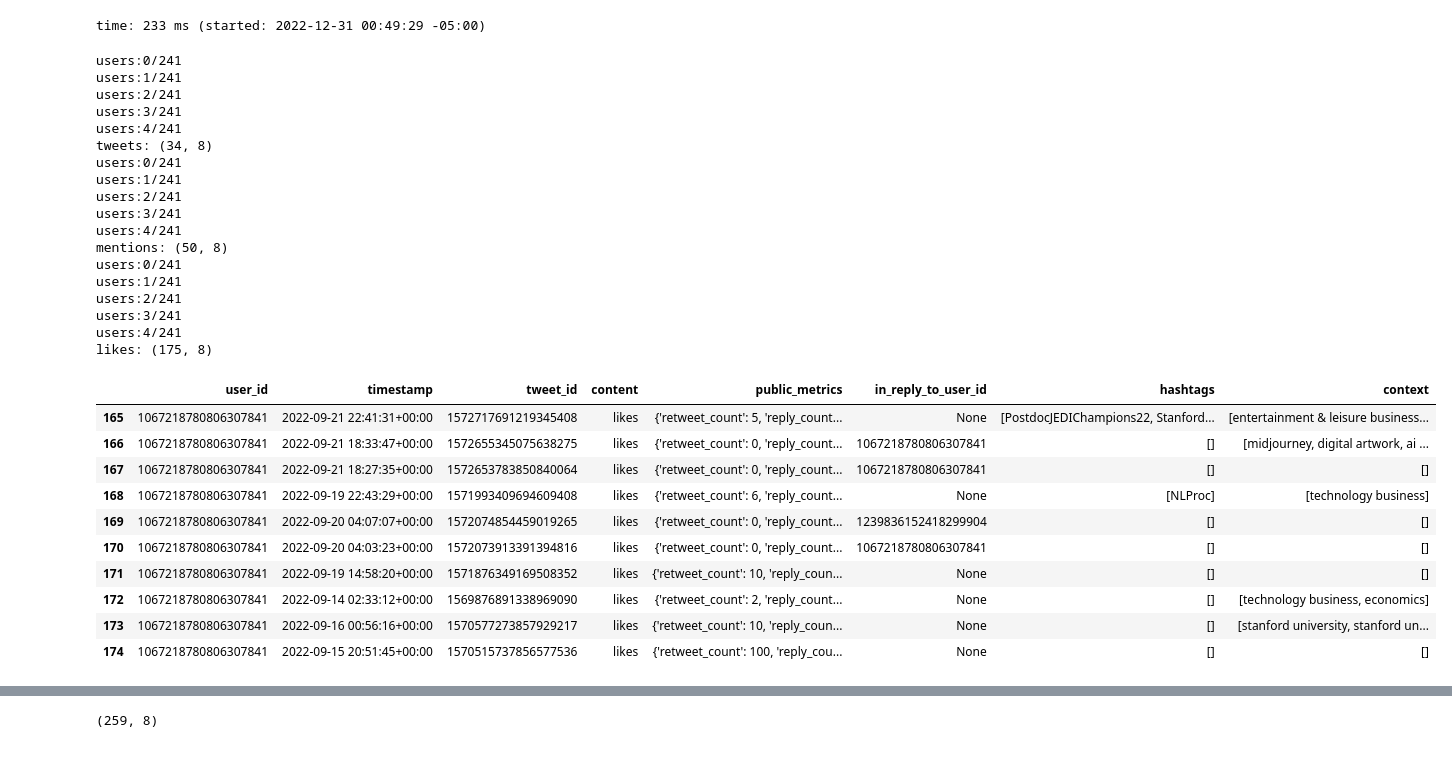
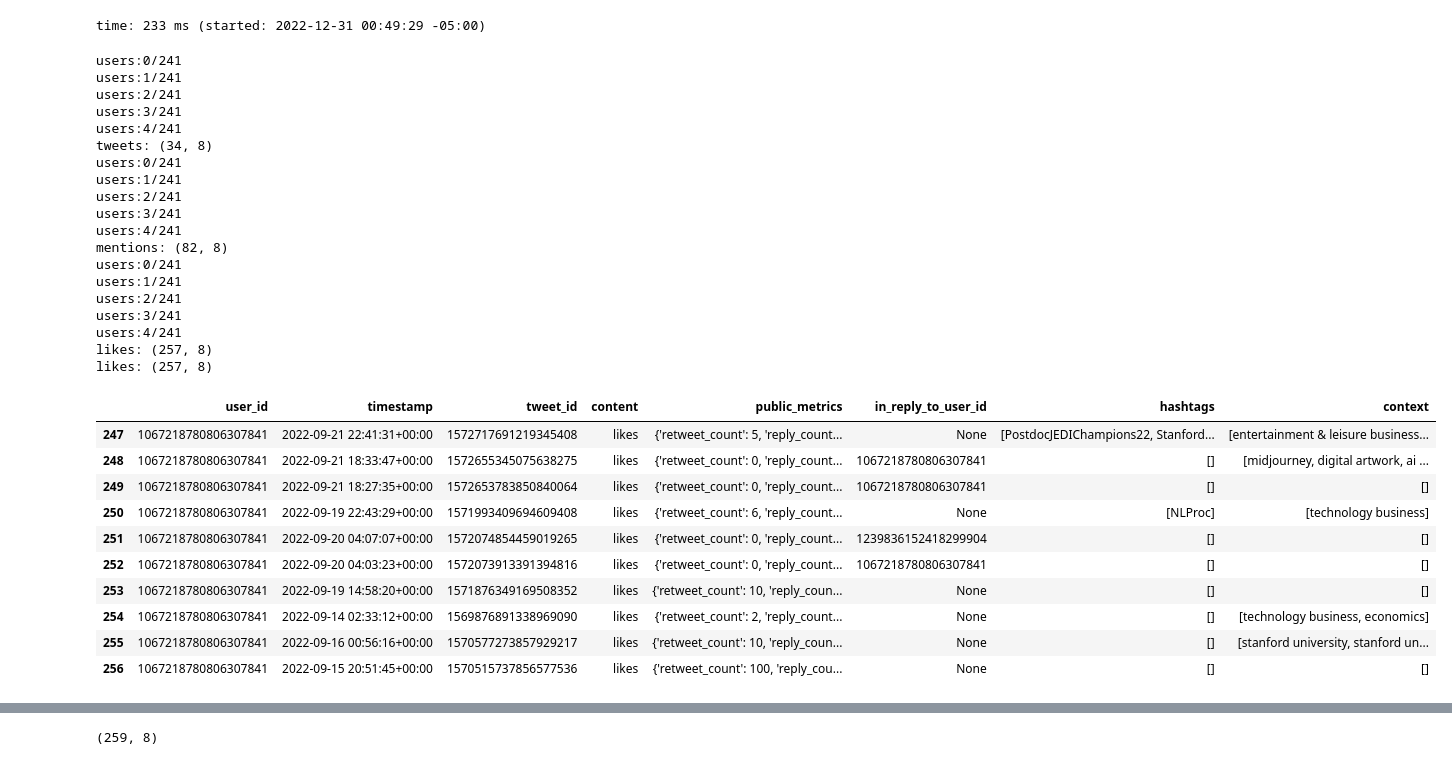
Before and after one commit to lejinvarghese/ego_networks, a Jupyter notebook: notebooks/edge_features.ipynb, the cells around one changed output, grey strips where cells are left out. Cells and saved outputs as stored; diff of their text form; code cells hidden in the pictures.

```diff
--- a/notebooks/edge_features.ipynb
+++ b/notebooks/edge_features.ipynb
@@ -212,9 +229,10 @@ d
  <Tweet id=1603019300851302416 text='RT @SecretFriendsX: Preview of @Angel_Wicky_II Wicked Sundays Solo Oil Show 💦💦\n\nWatch it all on https://t.co/odx7pSyo2m 🔥 https://t.co/nLKb…'>]
 time: 233 ms (started: 2022-12-31 00:49:29 -05:00)
 # %%
-test_users= user_d1_nodes.get('following')
+# test_users= user_d1_nodes.get('following')
+content_df = pd.DataFrame()
+
 for c in ["tweets", "mentions", "likes"]:
-    content_df = pd.DataFrame()
     time.sleep(0.5)
     for i, test_user in enumerate(test_users[:5]):
         print(f"users:{i}/{len(test_users)}")
@@ -227,43 +245,45 @@ for c in ["tweets", "mentions", "likes"]:
                                                         "user_id": test_user,
                                                         "timestamp": d.created_at,
                                                         "tweet_id": d.id,
                                                         "content": c,
                                                         "public_metrics": d.public_metrics,
                                                         "in_reply_to_user_id":d.in_reply_to_user_id,
                                                         "hashtags": [h.get('tag') for h in d.get('entities').get('hashtags', ())],
                                                         "context": [t.get('entity', ()).get('name').lower() for t in d.context_annotations]}, ignore_index=True)
         except:
             continue
     print(f"{c}: {content_df.shape}")
-    content_df.to_csv(f"data/{c}_{time.strftime('%Y%m%d')}.csv", index=False) #%H%M%S
+print(f"{c}: {content_df.shape}")
+content_df.to_csv(f"data/tie_features_{time.strftime('%Y%m%d')}.csv", index=False) #%H%M%S
 content_df.tail(10)
 # %% [output]
 users:0/241
 users:1/241
 users:2/241
 users:3/241
 users:4/241
 tweets: (34, 8)
 users:0/241
 users:1/241
 users:2/241
 users:3/241
 users:4/241
-mentions: (50, 8)
+mentions: (82, 8)
 users:0/241
 users:1/241
 users:2/241
 users:3/241
 users:4/241
-likes: (175, 8)
+likes: (257, 8)
+likes: (257, 8)
 |  | user_id | timestamp | tweet_id | content | public_metrics | in_reply_to_user_id | hashtags | context |
-| 165 | 1067218780806307841 | 2022-09-21 22:41:31+00:00 | 1572717691219345408 | likes | {'retweet_count': 5, 'reply_count... | None | [PostdocJEDIChampions22, Stanford... | [entertainment & leisure business... |
-| 166 | 1067218780806307841 | 2022-09-21 18:33:47+00:00 | 1572655345075638275 | likes | {'retweet_count': 0, 'reply_count... | 1067218780806307841 | [] | [midjourney, digital artwork, ai ... |
-| 167 | 1067218780806307841 | 2022-09-21 18:27:35+00:00 | 1572653783850840064 | likes | {'retweet_count': 0, 'reply_count... | 1067218780806307841 | [] | [] |
-| 168 | 1067218780806307841 | 2022-09-19 22:43:29+00:00 | 1571993409694609408 | likes | {'retweet_count': 6, 'reply_count... | None | [NLProc] | [technology business] |
-| 169 | 1067218780806307841 | 2022-09-20 04:07:07+00:00 | 1572074854459019265 | likes | {'retweet_count': 0, 'reply_count... | 1239836152418299904 | [] | [] |
-| 170 | 1067218780806307841 | 2022-09-20 04:03:23+00:00 | 1572073913391394816 | likes | {'retweet_count': 0, 'reply_count... | 1067218780806307841 | [] | [] |
-| 171 | 1067218780806307841 | 2022-09-19 14:58:20+00:00 | 1571876349169508352 | likes | {'retweet_count': 10, 'reply_coun... | None | [] | [] |
-| 172 | 1067218780806307841 | 2022-09-14 02:33:12+00:00 | 1569876891338969090 | likes | {'retweet_count': 2, 'reply_count... | None | [] | [technology business, economics] |
-| 173 | 1067218780806307841 | 2022-09-16 00:56:16+00:00 | 1570577273857929217 | likes | {'retweet_count': 10, 'reply_coun... | None | [] | [stanford university, stanford un... |
-| 174 | 1067218780806307841 | 2022-09-15 20:51:45+00:00 | 1570515737856577536 | likes | {'retweet_count': 100, 'reply_cou... | None | [] | [] |
+| 247 | 1067218780806307841 | 2022-09-21 22:41:31+00:00 | 1572717691219345408 | likes | {'retweet_count': 5, 'reply_count... | None | [PostdocJEDIChampions22, Stanford... | [entertainment & leisure business... |
+| 248 | 1067218780806307841 | 2022-09-21 18:33:47+00:00 | 1572655345075638275 | likes | {'retweet_count': 0, 'reply_count... | 1067218780806307841 | [] | [midjourney, digital artwork, ai ... |
+| 249 | 1067218780806307841 | 2022-09-21 18:27:35+00:00 | 1572653783850840064 | likes | {'retweet_count': 0, 'reply_count... | 1067218780806307841 | [] | [] |
+| 250 | 1067218780806307841 | 2022-09-19 22:43:29+00:00 | 1571993409694609408 | likes | {'retweet_count': 6, 'reply_count... | None | [NLProc] | [technology business] |
+| 251 | 1067218780806307841 | 2022-09-20 04:07:07+00:00 | 1572074854459019265 | likes | {'retweet_count': 0, 'reply_count... | 1239836152418299904 | [] | [] |
+| 252 | 1067218780806307841 | 2022-09-20 04:03:23+00:00 | 1572073913391394816 | likes | {'retweet_count': 0, 'reply_count... | 1067218780806307841 | [] | [] |
+| 253 | 1067218780806307841 | 2022-09-19 14:58:20+00:00 | 1571876349169508352 | likes | {'retweet_count': 10, 'reply_coun... | None | [] | [] |
+| 254 | 1067218780806307841 | 2022-09-14 02:33:12+00:00 | 1569876891338969090 | likes | {'retweet_count': 2, 'reply_count... | None | [] | [technology business, economics] |
+| 255 | 1067218780806307841 | 2022-09-16 00:56:16+00:00 | 1570577273857929217 | likes | {'retweet_count': 10, 'reply_coun... | None | [] | [stanford university, stanford un... |
+| 256 | 1067218780806307841 | 2022-09-15 20:51:45+00:00 | 1570515737856577536 | likes | {'retweet_count': 100, 'reply_cou... | None | [] | [] |
```
Also changed, not shown: parts of 9 cells of this notebook, 15 other files.
